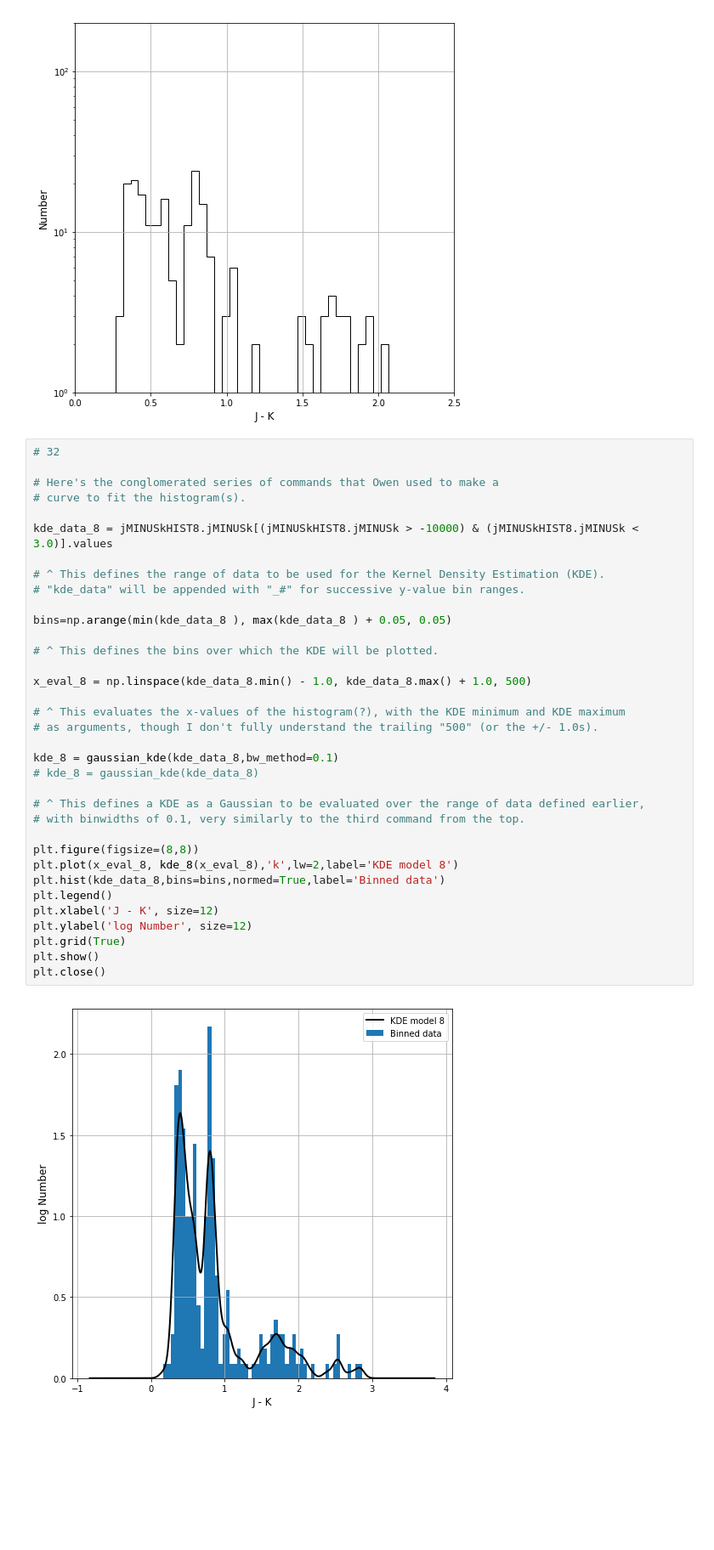
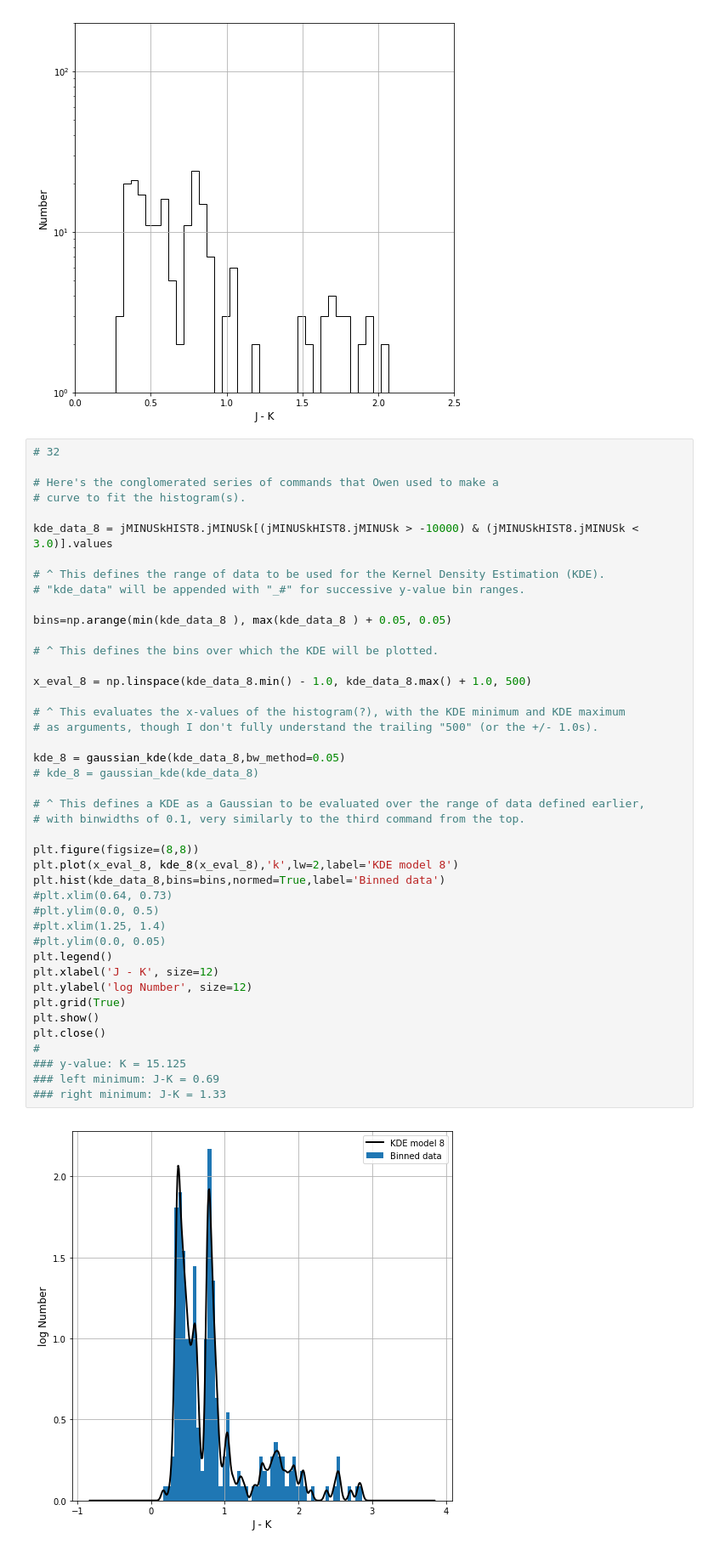
Before and after one commit to alechirschauer/NGC6822, a Jupyter notebook: Color-Cuts_K_vs_J-K_12Nov2018.ipynb, the cells around one changed output. Shown at 85% size. Drawn from its saved outputs; the diff is of its cells as text; blank space fills up the shorter version.

```diff
--- a/Color-Cuts_K_vs_J-K_12Nov2018.ipynb
+++ b/Color-Cuts_K_vs_J-K_12Nov2018.ipynb
@@ -1031,35 +1107,43 @@ plt.close()
 
 kde_data_8 = jMINUSkHIST8.jMINUSk[(jMINUSkHIST8.jMINUSk > -10000) & (jMINUSkHIST8.jMINUSk < 3.0)].values
 
 # ^ This defines the range of data to be used for the Kernel Density Estimation (KDE).
 # "kde_data" will be appended with "_#" for successive y-value bin ranges.
 
 bins=np.arange(min(kde_data_8 ), max(kde_data_8 ) + 0.05, 0.05)
 
 # ^ This defines the bins over which the KDE will be plotted.
 
 x_eval_8 = np.linspace(kde_data_8.min() - 1.0, kde_data_8.max() + 1.0, 500)
 
 # ^ This evaluates the x-values of the histogram(?), with the KDE minimum and KDE maximum
 # as arguments, though I don't fully understand the trailing "500" (or the +/- 1.0s).
 
-kde_8 = gaussian_kde(kde_data_8,bw_method=0.1)
+kde_8 = gaussian_kde(kde_data_8,bw_method=0.05)
 # kde_8 = gaussian_kde(kde_data_8)
 
 # ^ This defines a KDE as a Gaussian to be evaluated over the range of data defined earlier,
 # with binwidths of 0.1, very similarly to the third command from the top.
 
 plt.figure(figsize=(8,8))
 plt.plot(x_eval_8, kde_8(x_eval_8),'k',lw=2,label='KDE model 8')
 plt.hist(kde_data_8,bins=bins,normed=True,label='Binned data')
+#plt.xlim(0.64, 0.73)
+#plt.ylim(0.0, 0.5)
+#plt.xlim(1.25, 1.4)
+#plt.ylim(0.0, 0.05)
 plt.legend()
 plt.xlabel('J - K', size=12)
 plt.ylabel('log Number', size=12)
 plt.grid(True)
 plt.show()
 plt.close()
+#
+### y-value: K = 15.125
+### left minimum: J-K = 0.69
+### right minimum: J-K = 1.33
 # %% [output]
-[figure, old version]
+[figure, new version]
 # %%
 # 33
 
```
Also changed, not shown: parts of 20 cells of this notebook.
